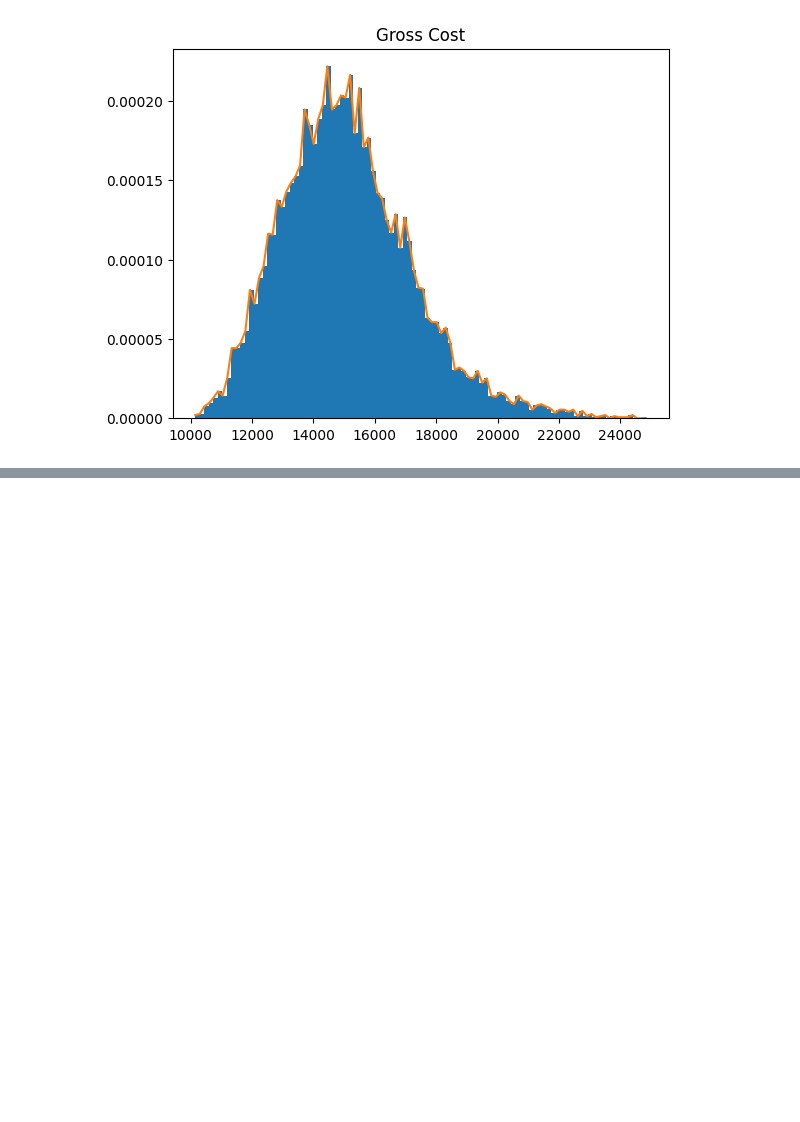
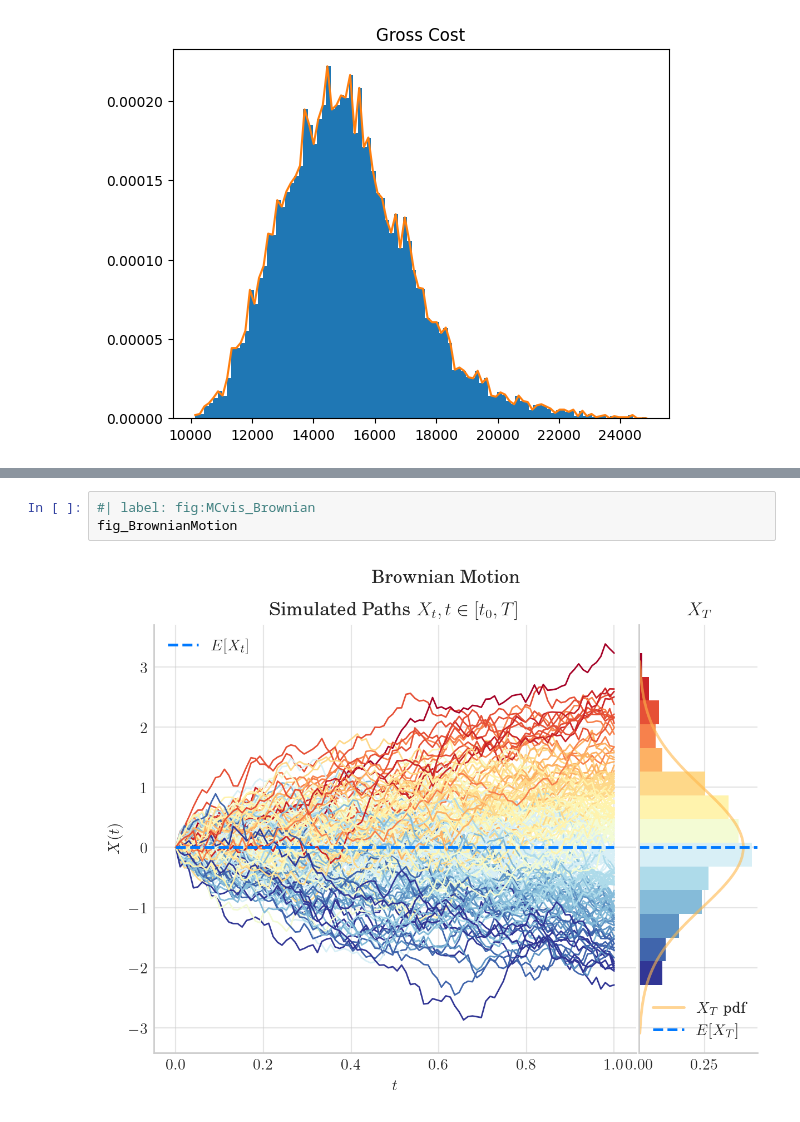
Before and after one commit to Gabriel-vzh2vs/Modelling-And-Simulation-Public-Release, a Jupyter notebook: Chapter_Lab/hidden-lab-graphics.ipynb, the cells around one changed output, grey strips where cells are left out. Drawn from its saved outputs; the diff is of its cells as text; blank space fills up the shorter version.

```diff
--- a/Chapter_Lab/hidden-lab-graphics.ipynb
+++ b/Chapter_Lab/hidden-lab-graphics.ipynb
@@ -521,0 +596,5 @@ export_plot_project1
+# %%
+#| label: fig:MCvis_Brownian
+fig_BrownianMotion
+# %% [output]
+[figure, added]
```
Also changed, not shown: parts of 6 cells of this notebook, 1 other file.
